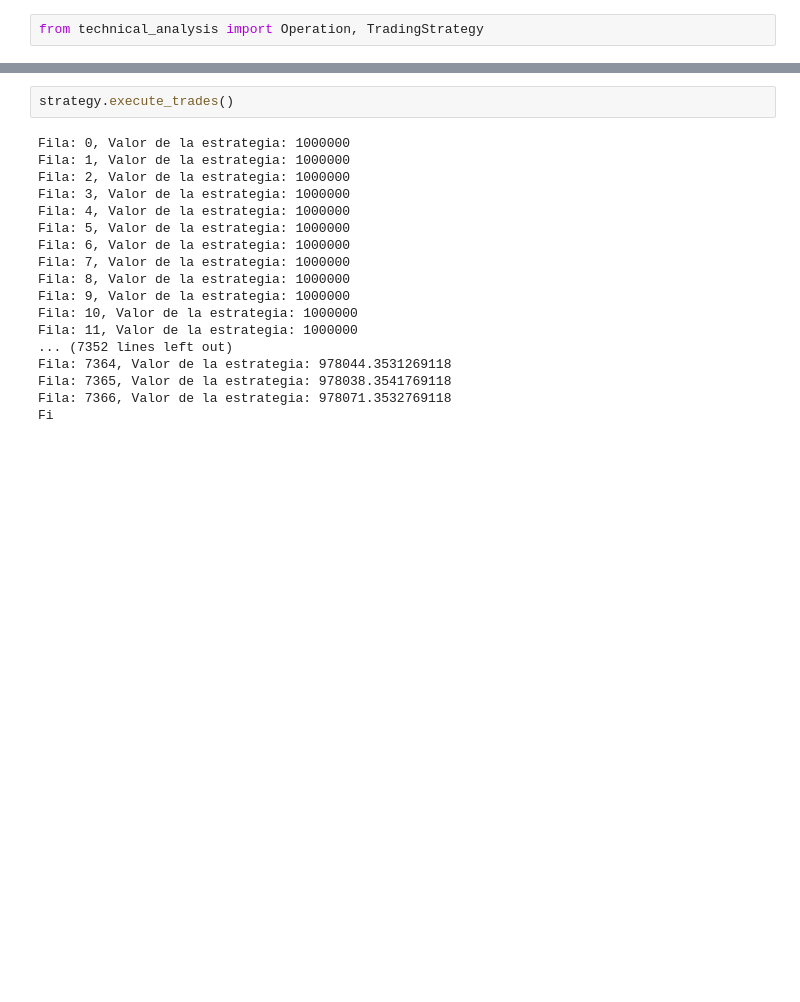
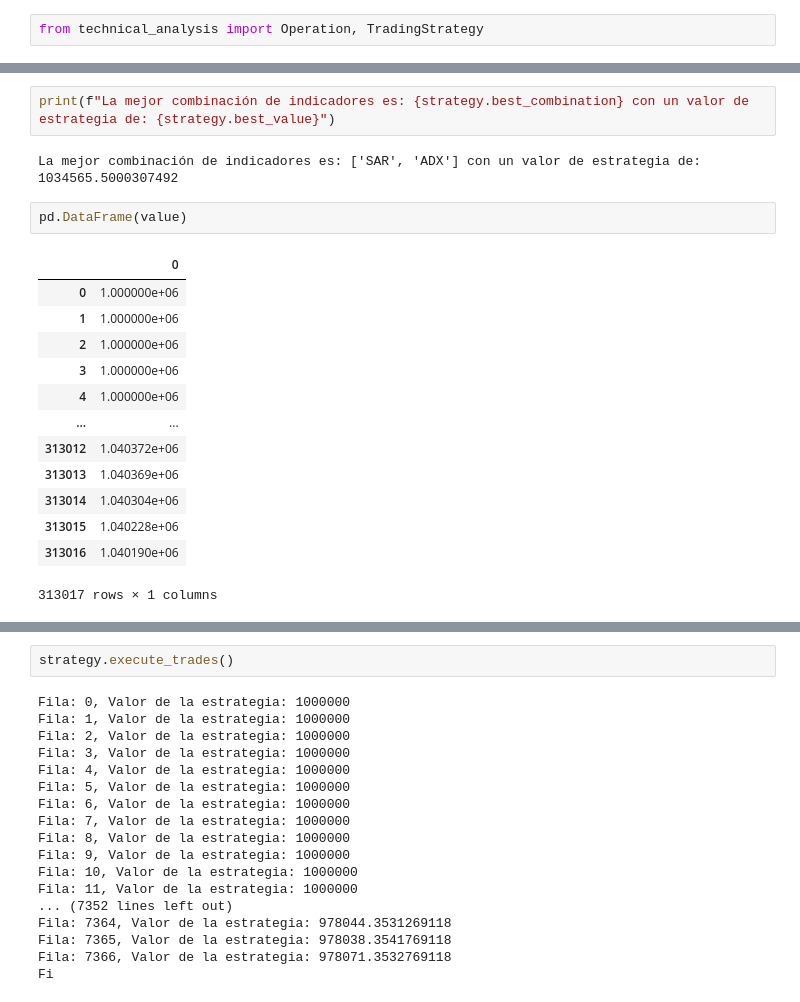
Before and after one commit to david09perez/Proyecto_Trading, a Jupyter notebook: report.ipynb, the cells around one changed output, grey strips where cells are left out. Saved outputs shown, nothing was run; the diff lists cells and outputs as text; blank space fills up the shorter version.

```diff
--- a/report.ipynb
+++ b/report.ipynb
@@ -480,0 +478,20 @@ La mejor combinación de indicadores es: ['SAR', 'ADX'] con un valor de estrateg
+# %%
+print(f"La mejor combinación de indicadores es: {strategy.best_combination} con un valor de estrategia de: {strategy.best_value}")
+# %% [output]
+La mejor combinación de indicadores es: ['SAR', 'ADX'] con un valor de estrategia de: 1034565.5000307492
+# %%
+pd.DataFrame(value)
+# %% [output]
+|  | 0 |
+| 0 | 1.000000e+06 |
+| 1 | 1.000000e+06 |
+| 2 | 1.000000e+06 |
+| 3 | 1.000000e+06 |
+| 4 | 1.000000e+06 |
+| ... | ... |
+| 313012 | 1.040372e+06 |
+| 313013 | 1.040369e+06 |
+| 313014 | 1.040304e+06 |
+| 313015 | 1.040228e+06 |
+| 313016 | 1.040190e+06 |
+313017 rows × 1 columns
```
Also changed, not shown: parts of 19 cells of this notebook, 1 other file.
